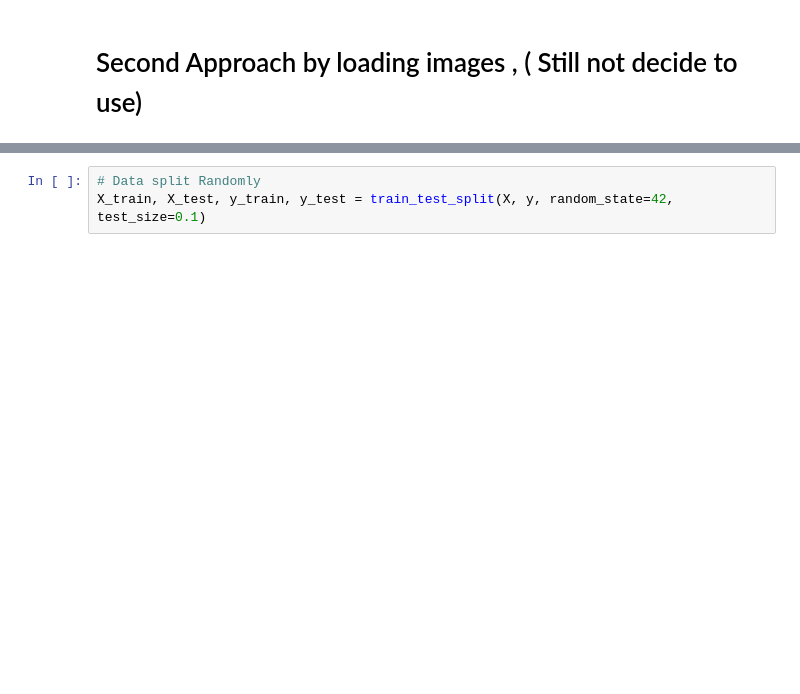
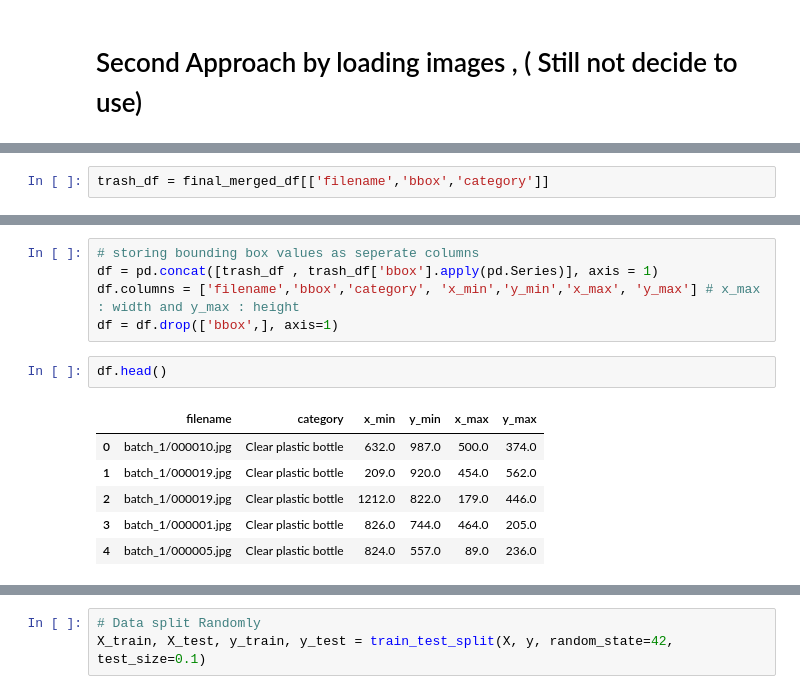
Before and after one commit to zhimg/Trash-Image-Classification-System-using-Machine-Learning-and-Deep-Learning-Algorithms, a Jupyter notebook: trash_classification.ipynb, the cells around one changed output, grey strips where cells are left out. Drawn from its saved outputs; the diff is of its cells as text; blank space fills up the shorter version.

```diff
--- a/trash_classification.ipynb
+++ b/trash_classification.ipynb
@@ -399,0 +344,2 @@ batch1_df
+# %%
+trash_df = final_merged_df[['filename','bbox','category']]
@@ -399,0 +355,14 @@ batch1_df
+# %%
+# storing bounding box values as seperate columns
+df = pd.concat([trash_df , trash_df['bbox'].apply(pd.Series)], axis = 1)
+df.columns = ['filename','bbox','category', 'x_min','y_min','x_max', 'y_max'] # x_max : width and y_max : height
+df = df.drop(['bbox',], axis=1)
+# %%
+df.head()
+# %% [output]
+|  | filename | category | x_min | y_min | x_max | y_max |
+| 0 | batch_1/000010.jpg | Clear plastic bottle | 632.0 | 987.0 | 500.0 | 374.0 |
+| 1 | batch_1/000019.jpg | Clear plastic bottle | 209.0 | 920.0 | 454.0 | 562.0 |
+| 2 | batch_1/000019.jpg | Clear plastic bottle | 1212.0 | 822.0 | 179.0 | 446.0 |
+| 3 | batch_1/000001.jpg | Clear plastic bottle | 826.0 | 744.0 | 464.0 | 205.0 |
+| 4 | batch_1/000005.jpg | Clear plastic bottle | 824.0 | 557.0 | 89.0 | 236.0 |
```
Also changed, not shown: parts of 25 cells of this notebook.
